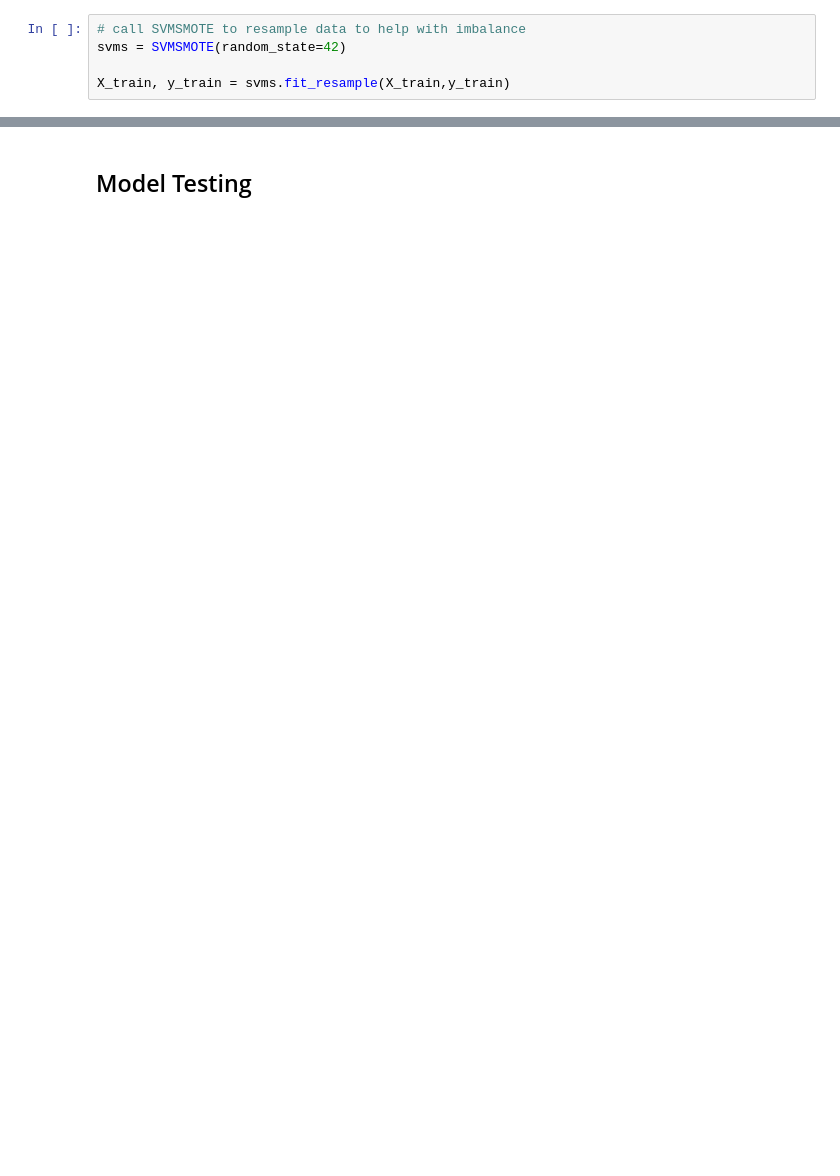
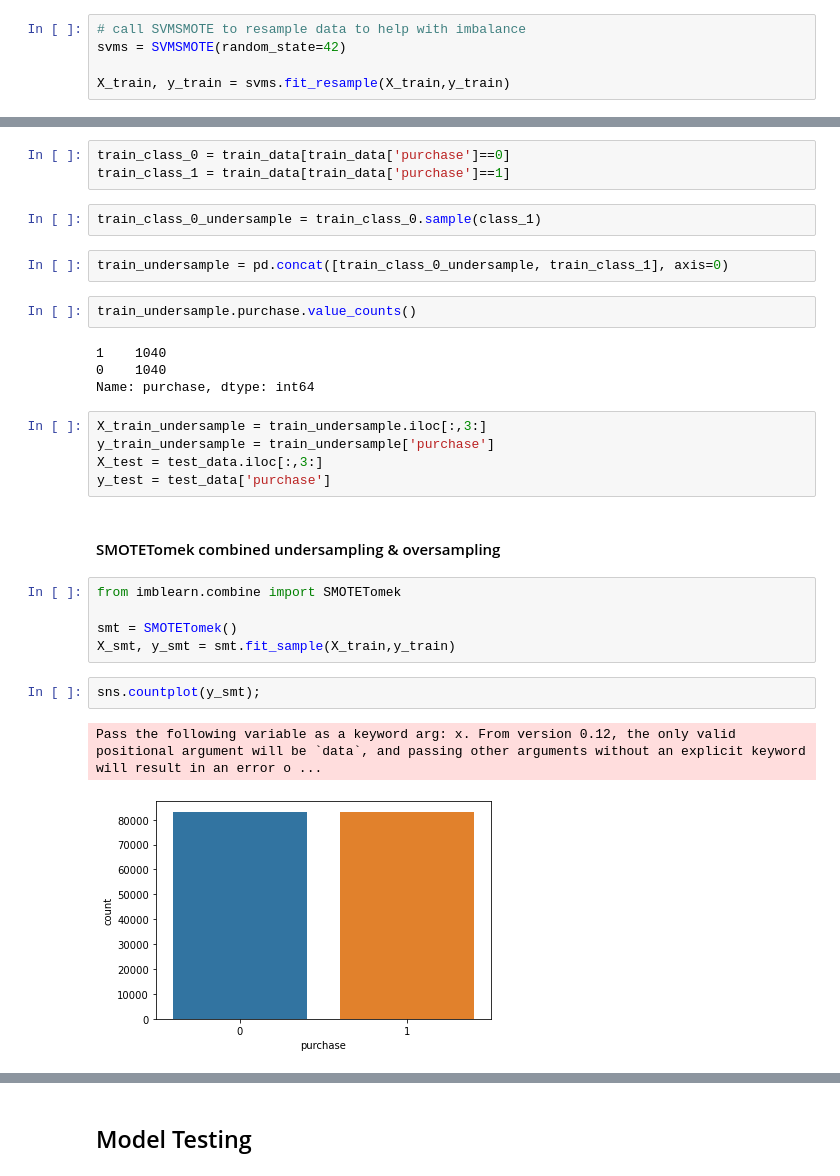
Before and after one commit to erikjamesmason/Starbucks_Exercise, a Jupyter notebook: Starbucks.ipynb, the cells around one changed output, grey strips where cells are left out. Drawn from its saved outputs; the diff is of its cells as text; blank space fills up the shorter version.

```diff
--- a/Starbucks.ipynb
+++ b/Starbucks.ipynb
@@ -507,0 +518,30 @@ sns.countplot(y_train)
+# %%
+train_class_0 = train_data[train_data['purchase']==0]
+train_class_1 = train_data[train_data['purchase']==1]
+# %%
+train_class_0_undersample = train_class_0.sample(class_1)
+# %%
+train_undersample = pd.concat([train_class_0_undersample, train_class_1], axis=0)
+# %%
+train_undersample.purchase.value_counts()
+# %% [output]
+1    1040
+0    1040
+Name: purchase, dtype: int64
+# %%
+X_train_undersample = train_undersample.iloc[:,3:]
+y_train_undersample = train_undersample['purchase']
+X_test = test_data.iloc[:,3:]
+y_test = test_data['purchase']
+# %% [markdown]
+#### SMOTETomek combined undersampling & oversampling
+# %%
+from imblearn.combine import SMOTETomek
+
+smt = SMOTETomek()
+X_smt, y_smt = smt.fit_sample(X_train,y_train)
+# %%
+sns.countplot(y_smt);
+# %% [output]
+Pass the following variable as a keyword arg: x. From version 0.12, the only valid positional argument will be `data`, and passing other arguments without an explicit keyword will result in an error o ...
+[figure, added]
```
Also changed, not shown: parts of 110 cells of this notebook.
